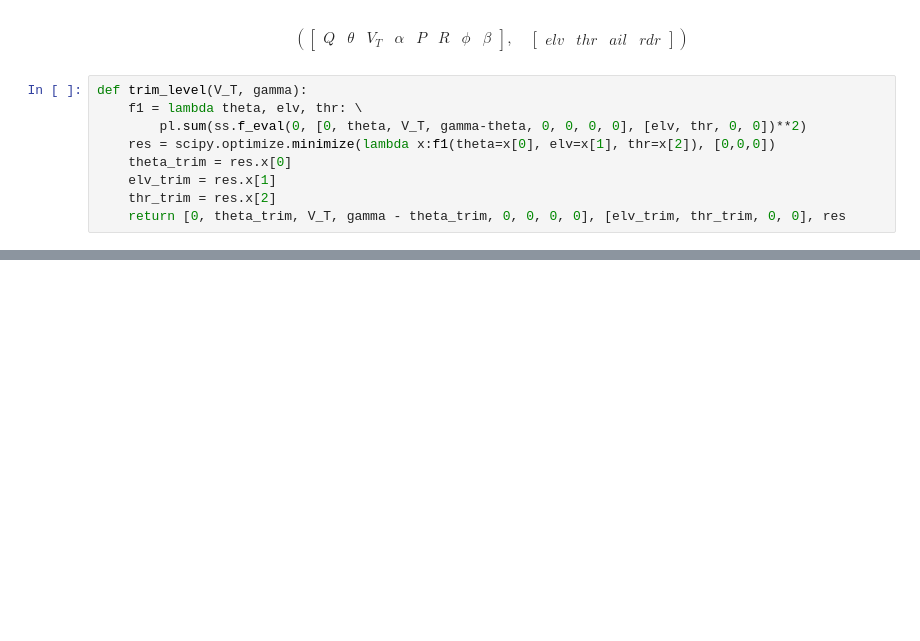
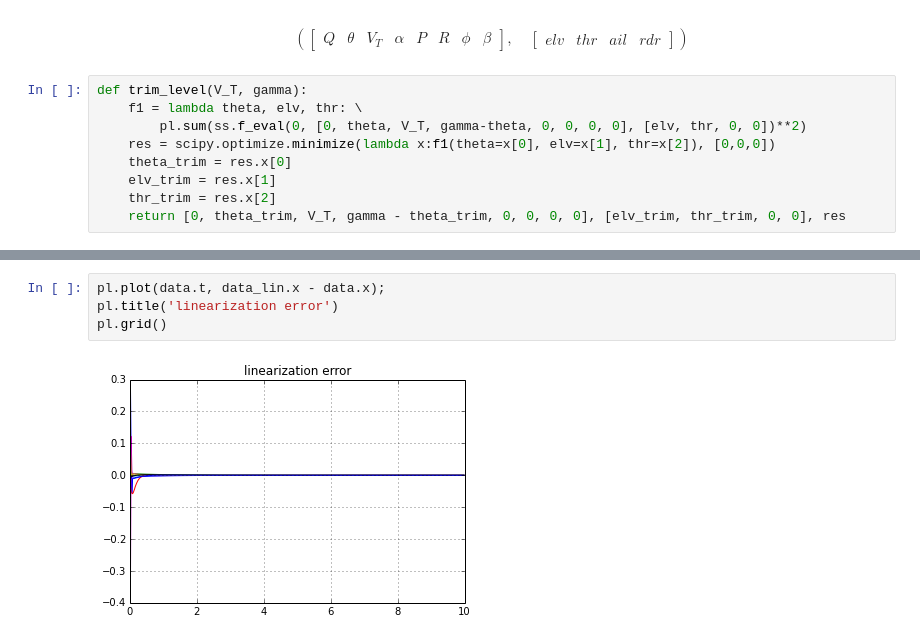
Before and after one commit to aerospace-notebook/aerospace-notebook, a Jupyter notebook: Fixed Wing Dynamics.ipynb, the cells around one changed output, grey strips where cells are left out. Saved outputs shown, nothing was run; the diff lists cells and outputs as text; blank space fills up the shorter version.

```diff
--- a/Fixed Wing Dynamics.ipynb
+++ b/Fixed Wing Dynamics.ipynb
@@ -218,0 +225,6 @@ KeyboardInterrupt:
+# %%
+pl.plot(data.t, data_lin.x - data.x);
+pl.title('linearization error')
+pl.grid()
+# %% [output]
+[figure, added]
```
Also changed, not shown: parts of 29 cells of this notebook, 5 other files.
